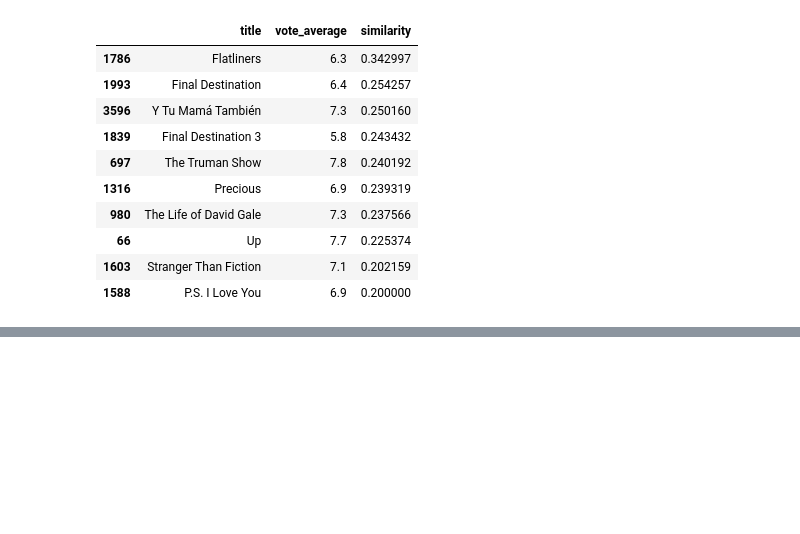
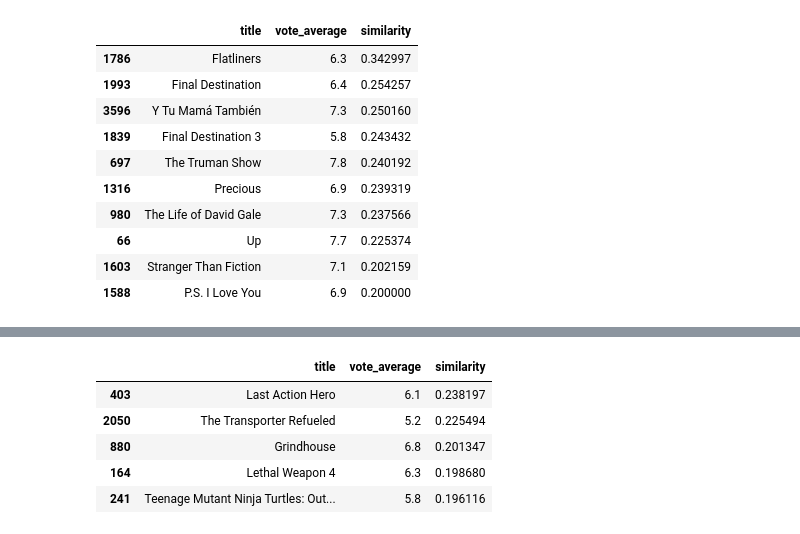
Before and after one commit to doruktopcu/MoviesRecommenderSystemProject, a Jupyter notebook: movie-recommender.ipynb, the cells around one changed output, grey strips where cells are left out. Drawn from its saved outputs; the diff is of its cells as text; code cells hidden in the pictures; blank space fills up the shorter version.

```diff
--- a/movie-recommender.ipynb
+++ b/movie-recommender.ipynb
@@ -666,0 +844,9 @@ general_recommender(movies_clean, min_vote_avg=5)
+# %%
+user_input_recommender_sentiment(movies_clean, user_input="I like action movies.", min_vote_avg=5).head(5)
+# %% [output]
+|  | title | vote_average | similarity |
+| 403 | Last Action Hero | 6.1 | 0.238197 |
+| 2050 | The Transporter Refueled | 5.2 | 0.225494 |
+| 880 | Grindhouse | 6.8 | 0.201347 |
+| 164 | Lethal Weapon 4 | 6.3 | 0.198680 |
+| 241 | Teenage Mutant Ninja Turtles: Out... | 5.8 | 0.196116 |
```
Also changed, not shown: parts of 19 cells of this notebook.
